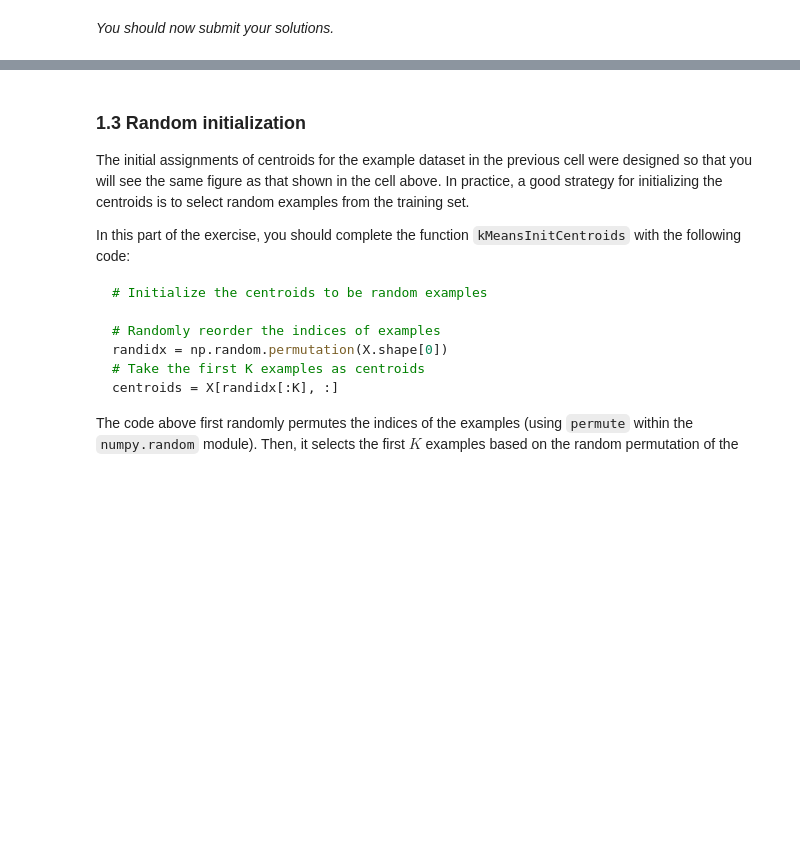
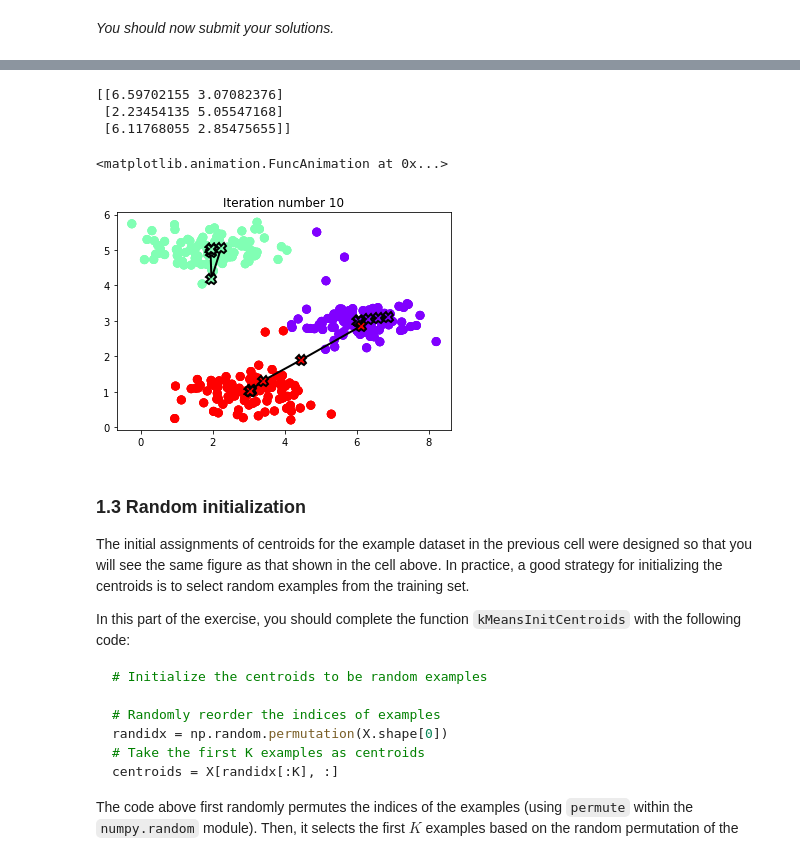
Before and after one commit to romadvincula/coursera-ml-standford, a Jupyter notebook: Exercise7/exercise7.ipynb, the cells around one changed output, grey strips where cells are left out. Drawn from its saved outputs; the diff is of its cells as text; code cells hidden in the pictures; blank space fills up the shorter version.

```diff
--- a/Exercise7/exercise7.ipynb
+++ b/Exercise7/exercise7.ipynb
@@ -151,8 +179,10 @@ def findClosestCentroids(X, centroids):
     idx = np.zeros(X.shape[0], dtype=int)
 
     # ====================== YOUR CODE HERE ======================
+    m = X.shape[0]
+    for i in range(m):
 
-
-
+        diff = X[i] - centroids
+        idx[i] = np.argmin( np.square( magnitudeOf(diff)))
     # =============================================================
     return idx
@@ -232,10 +273,10 @@ def computeCentroids(X, idx, K):
     # You need to return the following variables correctly.
     centroids = np.zeros((K, n))
 
-
     # ====================== YOUR CODE HERE ======================
-
-
+    for i in range(K):
+        # get mean for each cluster
+        centroids[i] = np.mean(X[idx == i], axis=0)
 
     # =============================================================
     return centroids
@@ -267,23 +318,31 @@ When you run the next step, the K-means code will produce an animation that step
 # %%
 # Load an example dataset
 data = loadmat(os.path.join('Data', 'ex7data2.mat'))
 
 # Settings for running K-Means
 K = 3
 max_iters = 10
 
 # For consistency, here we set centroids to specific values
 # but in practice you want to generate them automatically, such as by
 # settings them to be random examples (as can be seen in
 # kMeansInitCentroids).
-initial_centroids = np.array([[3, 3], [6, 2], [8, 5]])
+# initial_centroids = np.array([[3, 3], [6, 2], [8, 5]])
+initial_centroids = kMeansInitCentroids(X,K)
+print(initial_centroids)
 
 
 # Run K-Means algorithm. The 'true' at the end tells our function to plot
 # the progress of K-Means
 centroids, idx, anim = utils.runkMeans(X, initial_centroids,
                                        findClosestCentroids, computeCentroids, max_iters, True)
 anim
+# %% [output]
+[[6.59702155 3.07082376]
+ [2.23454135 5.05547168]
+ [6.11768055 2.85475655]]
+<matplotlib.animation.FuncAnimation at 0x...>
+[figure, added]
 # %% [markdown]
 ### 1.3 Random initialization
 
```
Also changed, not shown: parts of 31 cells of this notebook, 1 other file.
